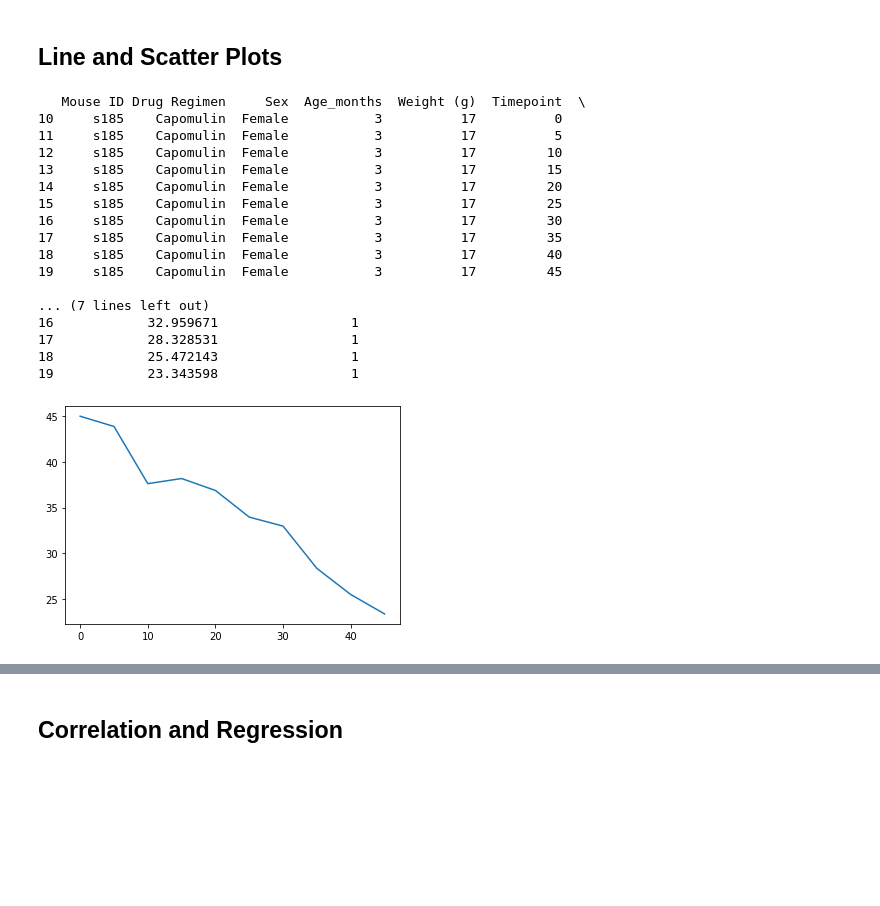
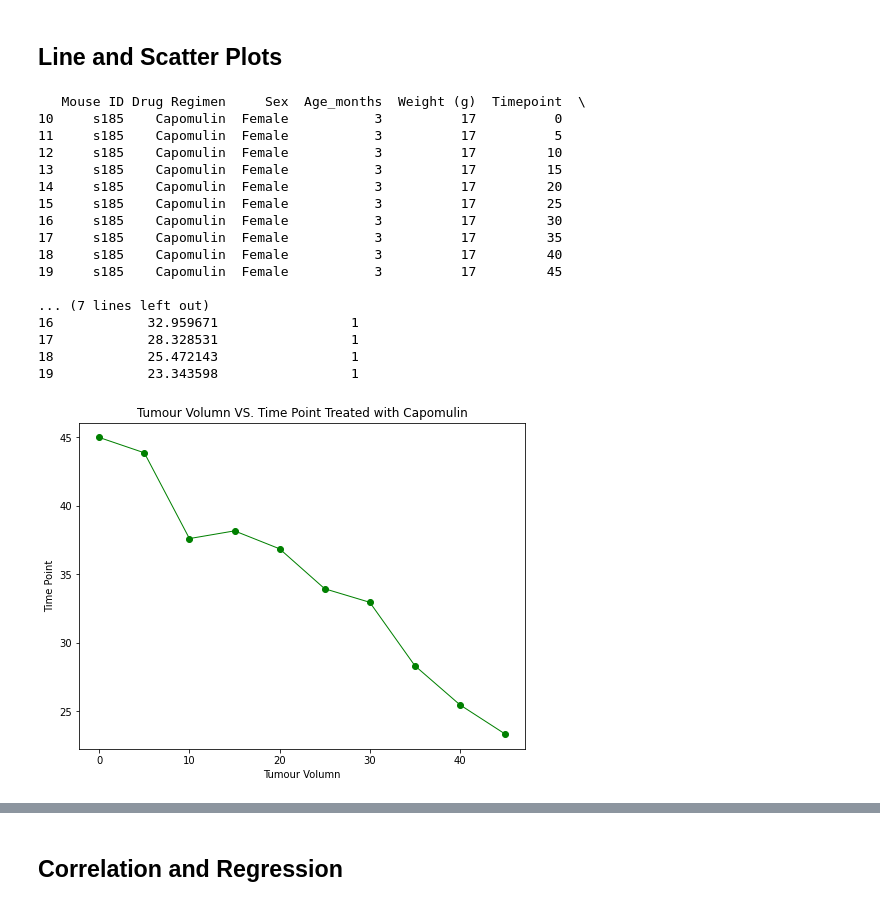
Before and after one commit to yan-ash/matplot_challenge, a Jupyter notebook: pymaceuticals_starter.ipynb, the cells around one changed output, grey strips where cells are left out. Saved outputs shown, nothing was run; the diff lists cells and outputs as text; code cells hidden in the pictures; blank space fills up the shorter version.

```diff
--- a/pymaceuticals_starter.ipynb
+++ b/pymaceuticals_starter.ipynb
@@ -308,35 +308,42 @@ plt.show()
 ## Line and Scatter Plots
 # %%
 # Generate a line plot of tumour volume vs. time point for a mouse treated with Capomulin
+from turtle import color
+
+
 capomulin_df= combined_df.loc[combined_df["Drug Regimen"]=="Capomulin",:]
 #print(capomulin_df)
 #select Mouse ID S185
 capomulin_s185=capomulin_df.loc[capomulin_df["Mouse ID"]=="s185",:]
 print(capomulin_s185)
 
 axis_capomulin=capomulin_s185["Tumour Volume (mm3)"]
 timepoint_capomulin=capomulin_s185["Timepoint"]
-plt.plot(timepoint_capomulin,axis_capomulin )
+fig, ax = plt.subplots(figsize = (8, 6))
+plt.plot(timepoint_capomulin,axis_capomulin,marker='o',color='green',linewidth=1)
+plt.title("Tumour Volumn VS. Time Point Treated with Capomulin")
+plt.xlabel('Tumour Volumn')
+plt.ylabel('Time Point')
 plt.show()
 # %% [output]
    Mouse ID Drug Regimen     Sex  Age_months  Weight (g)  Timepoint  \
 10     s185    Capomulin  Female           3          17          0
 11     s185    Capomulin  Female           3          17          5
 12     s185    Capomulin  Female           3          17         10
 13     s185    Capomulin  Female           3          17         15
 14     s185    Capomulin  Female           3          17         20
 15     s185    Capomulin  Female           3          17         25
 16     s185    Capomulin  Female           3          17         30
 17     s185    Capomulin  Female           3          17         35
 18     s185    Capomulin  Female           3          17         40
 19     s185    Capomulin  Female           3          17         45
 
 ... (7 lines left out)
 16            32.959671                 1
 17            28.328531                 1
 18            25.472143                 1
 19            23.343598                 1
-[figure, old version]
+[figure, new version]
 # %%
 # Generate a scatter plot of average tumour volume vs. mouse weight for the Capomulin regimen
 ave_capomulin_df=capomulin_df.groupby("Mouse ID").mean()
```
Also changed, not shown: parts of 6 cells of this notebook.
